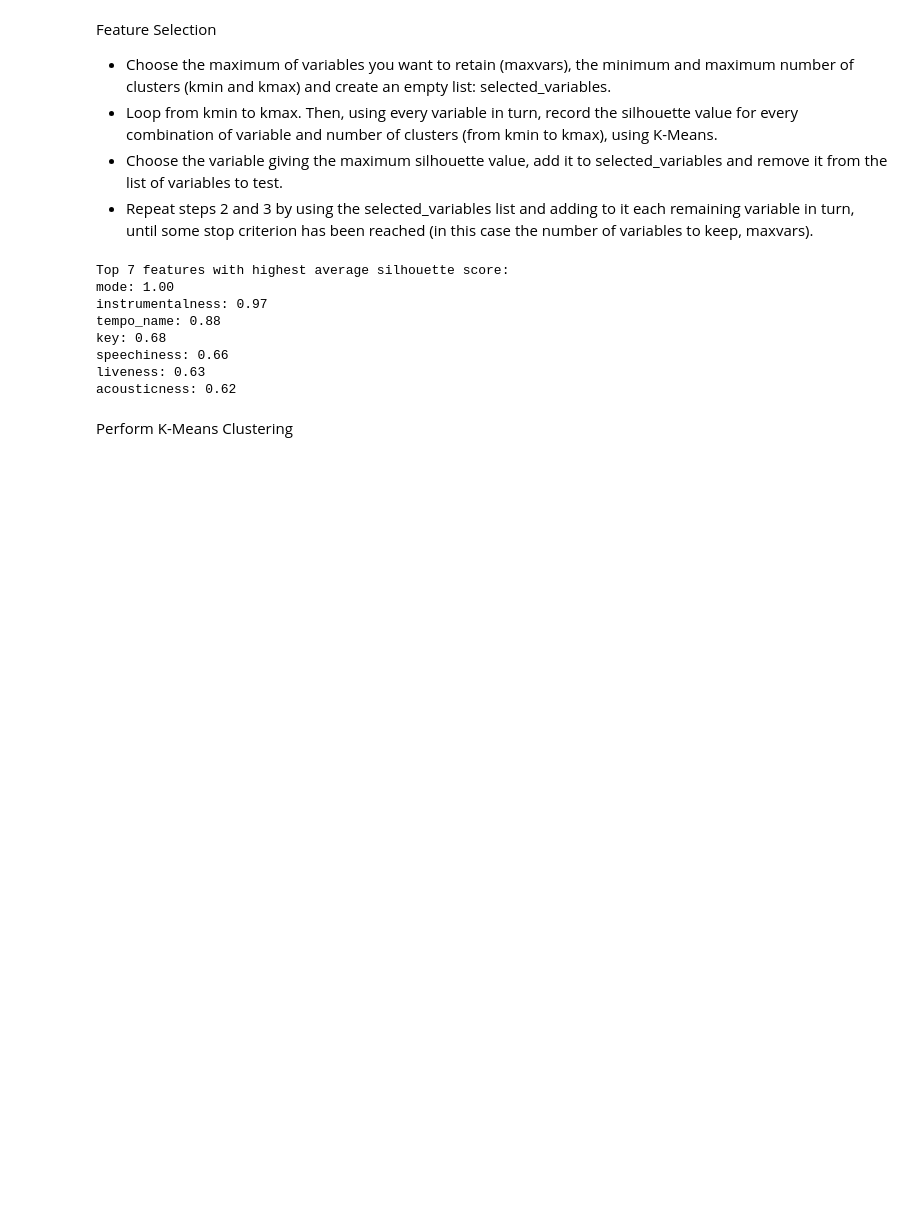
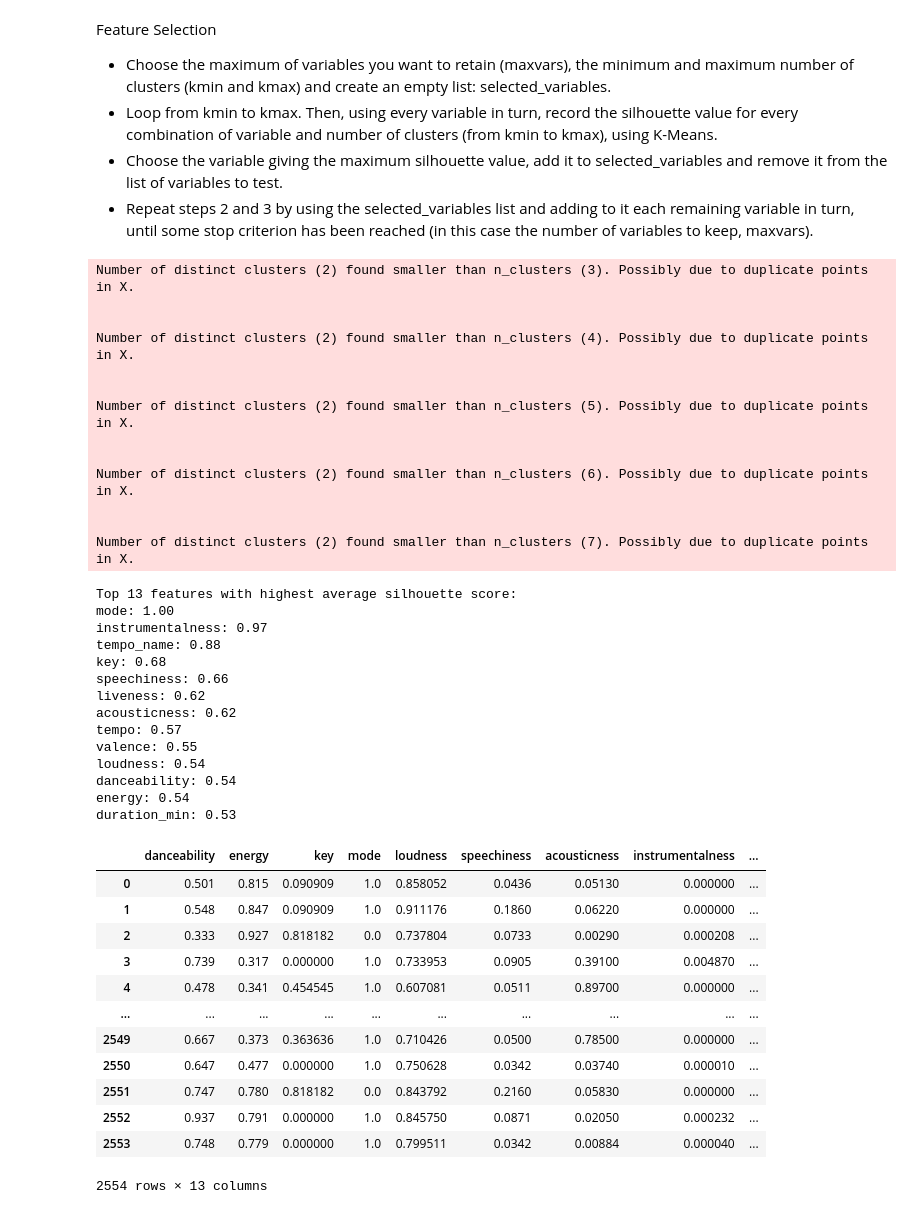
Before and after one commit to natdosan/Spotify-Persona-Clustering, a Jupyter notebook: code/src/preprocess/preprocess.ipynb, the cells around one changed output. Saved outputs shown, nothing was run; the diff lists cells and outputs as text; code cells hidden in the pictures; blank space fills up the shorter version.

Commit message:
Addition: first clustering

```diff
--- a/code/src/preprocess/preprocess.ipynb
+++ b/code/src/preprocess/preprocess.ipynb
@@ -205,36 +192,68 @@ for i in range(optimal_n_clusters):
     plt.savefig(f'../preprocess/figures/cluster_{i+1}_important_features.png')
     plt.close()
 # %%
+# audio features is a dataframe with only the features
 audio_features = charts.iloc[:, 2:]
 kmin = 2
 kmax = 7
 
 # Compute the silhouette score for each audio feature
 silhouette_scores = {}
 for feature in audio_features.columns:
     X = audio_features[[feature]]
     scores = []
     for n_clusters in range(kmin, kmax+1):
         kmeans = KMeans(n_clusters=n_clusters)
         cluster_labels = kmeans.fit_predict(X)
         silhouette_avg = silhouette_score(X, cluster_labels)
         scores.append(silhouette_avg)
     silhouette_scores[feature] = sum(scores) / len(scores)
 
 # Select the top n features with the highest average silhouette score
-n = 7
-top_features = sorted(silhouette_scores, key=silhouette_scores.get, reverse=True)[:n]
+n = 13
+top_features = sorted(silhouette_scores, key=silhouette_scores.get, reverse=True)#[:n]
 print(f"Top {n} features with highest average silhouette score:")
 for feature in top_features:
     print(f"{feature}: {silhouette_scores[feature]:.2f}")
+audio_features
 # %% [output]
-Top 7 features with highest average silhouette score:
-mode: 1.00
-instrumentalness: 0.97
-tempo_name: 0.88
-key: 0.68
-speechiness: 0.66
-liveness: 0.63
-acousticness: 0.62
+Number of distinct clusters (2) found smaller than n_clusters (3). Possibly due to duplicate points in X.
+
+
+Number of distinct clusters (2) found smaller than n_clusters (4). Possibly due to duplicate points in X.
+
+
+Number of distinct clusters (2) found smaller than n_clusters (5). Possibly due to duplicate points in X.
+
+
+Number of distinct clusters (2) found smaller than n_clusters (6). Possibly due to duplicate points in X.
+
+
+Number of distinct clusters (2) found smaller than n_clusters (7). Possibly due to duplicate points in X.
+Top 13 features with highest average silhouette score:
+mode: 1.00
+instrumentalness: 0.97
+tempo_name: 0.88
+key: 0.68
+speechiness: 0.66
+liveness: 0.62
+acousticness: 0.62
+tempo: 0.57
+valence: 0.55
+loudness: 0.54
+danceability: 0.54
+energy: 0.54
+duration_min: 0.53
+|  | danceability | energy | key | mode | loudness | speechiness | acousticness | instrumentalness | ... |
+| 0 | 0.501 | 0.815 | 0.090909 | 1.0 | 0.858052 | 0.0436 | 0.05130 | 0.000000 | ... |
+| 1 | 0.548 | 0.847 | 0.090909 | 1.0 | 0.911176 | 0.1860 | 0.06220 | 0.000000 | ... |
+| 2 | 0.333 | 0.927 | 0.818182 | 0.0 | 0.737804 | 0.0733 | 0.00290 | 0.000208 | ... |
+| 3 | 0.739 | 0.317 | 0.000000 | 1.0 | 0.733953 | 0.0905 | 0.39100 | 0.004870 | ... |
+| 4 | 0.478 | 0.341 | 0.454545 | 1.0 | 0.607081 | 0.0511 | 0.89700 | 0.000000 | ... |
+| ... | ... | ... | ... | ... | ... | ... | ... | ... | ... |
+| 2549 | 0.667 | 0.373 | 0.363636 | 1.0 | 0.710426 | 0.0500 | 0.78500 | 0.000000 | ... |
+| 2550 | 0.647 | 0.477 | 0.000000 | 1.0 | 0.750628 | 0.0342 | 0.03740 | 0.000010 | ... |
+| 2551 | 0.747 | 0.780 | 0.818182 | 0.0 | 0.843792 | 0.2160 | 0.05830 | 0.000000 | ... |
+| 2552 | 0.937 | 0.791 | 0.000000 | 1.0 | 0.845750 | 0.0871 | 0.02050 | 0.000232 | ... |
+| 2553 | 0.748 | 0.779 | 0.000000 | 1.0 | 0.799511 | 0.0342 | 0.00884 | 0.000040 | ... |
+2554 rows × 13 columns
-# %% [markdown]
-Perform K-Means Clustering
```
Also changed, not shown: parts of 4 cells of this notebook.
